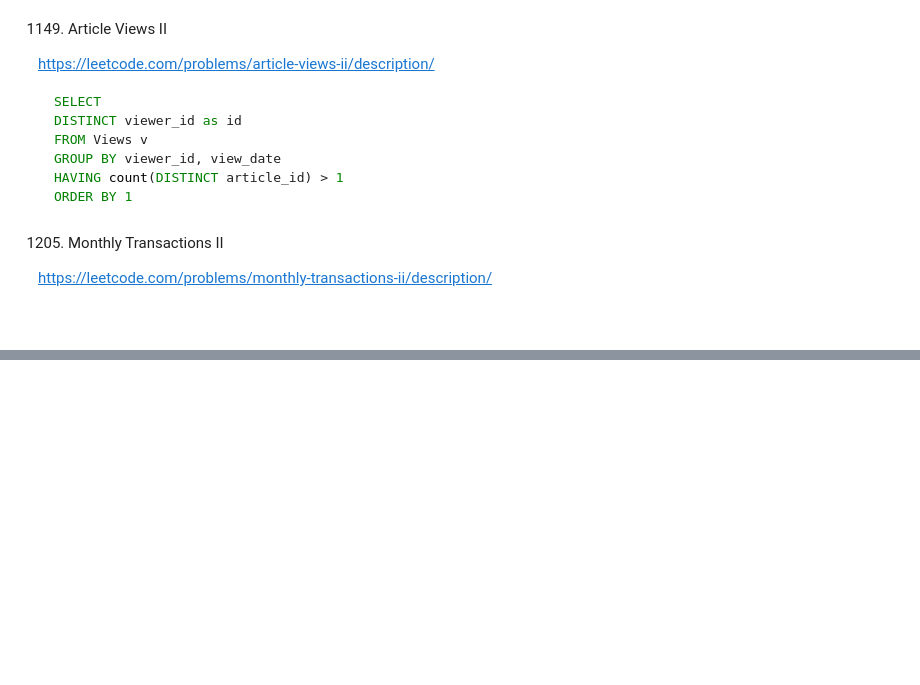
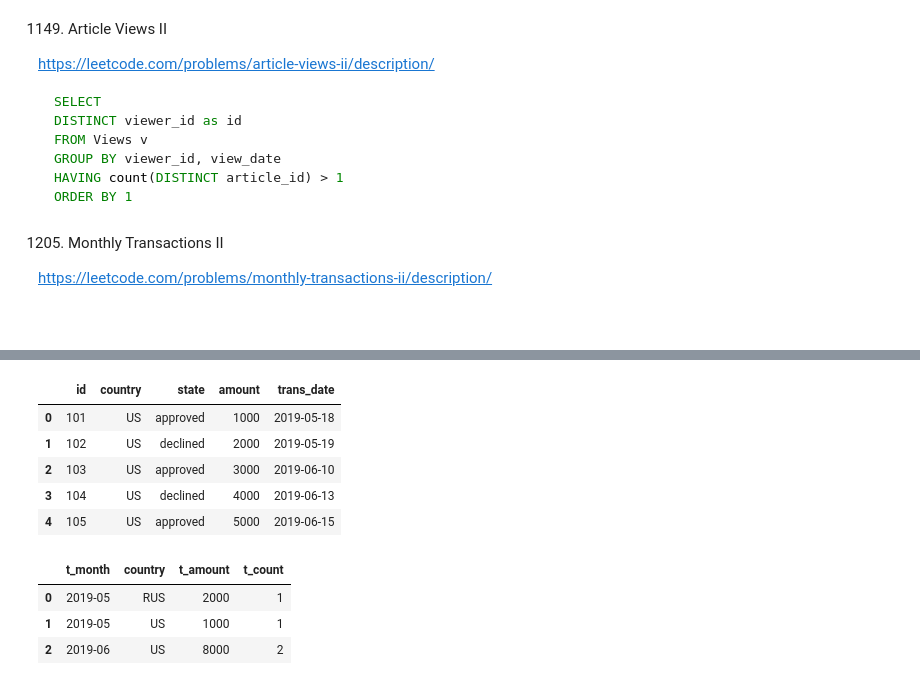
Before and after one commit to aleks-haksly/leetcode, a Jupyter notebook: pandas_postgres/pandas_postgres_medium.ipynb, the cells around one changed output, grey strips where cells are left out. Drawn from its saved outputs; the diff is of its cells as text; code cells hidden in the pictures; blank space fills up the shorter version.

```diff
--- a/pandas_postgres/pandas_postgres_medium.ipynb
+++ b/pandas_postgres/pandas_postgres_medium.ipynb
@@ -1152,0 +1194,16 @@ return result
+# %%
+transactions
+# %% [output]
+|  | id | country | state | amount | trans_date |
+| 0 | 101 | US | approved | 1000 | 2019-05-18 |
+| 1 | 102 | US | declined | 2000 | 2019-05-19 |
+| 2 | 103 | US | approved | 3000 | 2019-06-10 |
+| 3 | 104 | US | declined | 4000 | 2019-06-13 |
+| 4 | 105 | US | approved | 5000 | 2019-06-15 |
+# %%
+transactions_agg.reset_index()
+# %% [output]
+|  | t_month | country | t_amount | t_count |
+| 0 | 2019-05 | RUS | 2000 | 1 |
+| 1 | 2019-05 | US | 1000 | 1 |
+| 2 | 2019-06 | US | 8000 | 2 |
```
Also changed, not shown: parts of 10 cells of this notebook.
